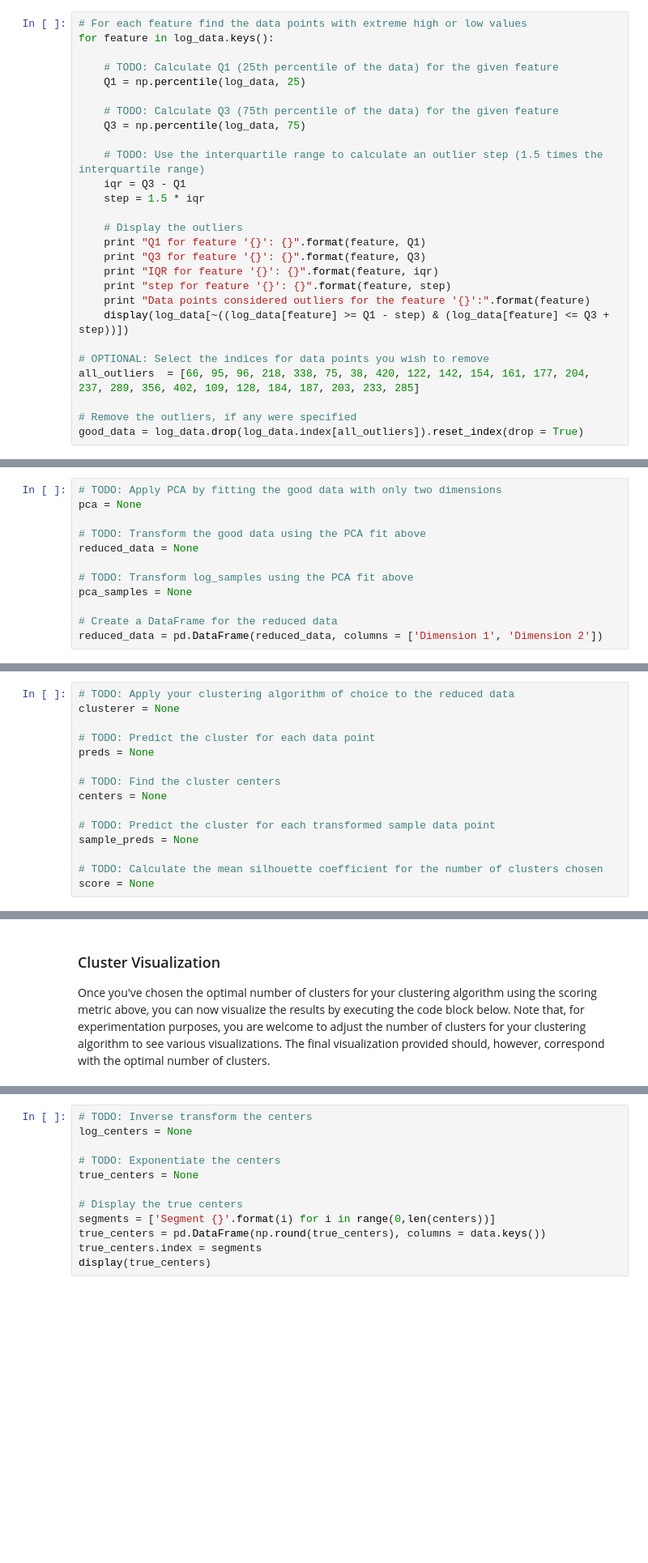
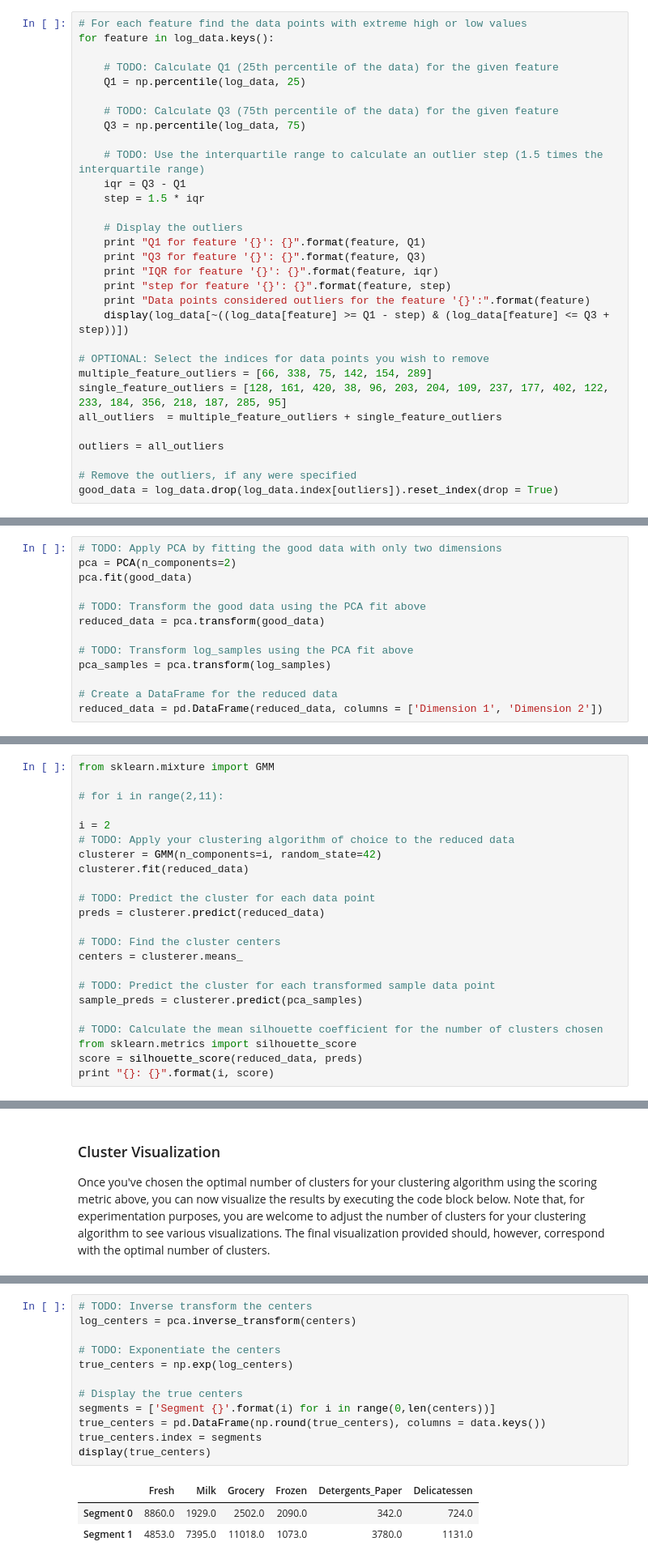
Before and after one commit to treybean/udacity-machine-learning-nanodegree, a Jupyter notebook: customer_segments/customer_segments.ipynb, the cells around one changed output, grey strips where cells are left out. Shown at 81% size. Saved outputs shown, nothing was run; the diff lists cells and outputs as text; blank space fills up the shorter version.

Commit message:
Finished initial writeup of the customer_segments project

```diff
--- a/customer_segments/customer_segments.ipynb
+++ b/customer_segments/customer_segments.ipynb
@@ -204,10 +204,14 @@ for feature in log_data.keys():
     display(log_data[~((log_data[feature] >= Q1 - step) & (log_data[feature] <= Q3 + step))])
 
 # OPTIONAL: Select the indices for data points you wish to remove
-all_outliers  = [66, 95, 96, 218, 338, 75, 38, 420, 122, 142, 154, 161, 177, 204, 237, 289, 356, 402, 109, 128, 184, 187, 203, 233, 285]
+multiple_feature_outliers = [66, 338, 75, 142, 154, 289]
+single_feature_outliers = [128, 161, 420, 38, 96, 203, 204, 109, 237, 177, 402, 122, 233, 184, 356, 218, 187, 285, 95]
+all_outliers  = multiple_feature_outliers + single_feature_outliers
+
+outliers = all_outliers
 
 # Remove the outliers, if any were specified
-good_data = log_data.drop(log_data.index[all_outliers]).reset_index(drop = True)
+good_data = log_data.drop(log_data.index[outliers]).reset_index(drop = True)
 # %% [output]
 Q1 for feature 'Fresh': 6.72743172485
 Q3 for feature 'Fresh': 8.82077183947
@@ -334,13 +349,14 @@ In the code block below, you will need to implement the following:
  - Apply a PCA transformation of `log_samples` using `pca.transform`, and assign the results to `pca_samples`.
 # %%
 # TODO: Apply PCA by fitting the good data with only two dimensions
-pca = None
+pca = PCA(n_components=2)
+pca.fit(good_data)
 
 # TODO: Transform the good data using the PCA fit above
-reduced_data = None
+reduced_data = pca.transform(good_data)
 
 # TODO: Transform log_samples using the PCA fit above
-pca_samples = None
+pca_samples = pca.transform(log_samples)
 
 # Create a DataFrame for the reduced data
 reduced_data = pd.DataFrame(reduced_data, columns = ['Dimension 1', 'Dimension 2'])
@@ -385,17 +413,25 @@ In the code block below, you will need to implement the following:
  - Import `sklearn.metrics.silhouette_score` and calculate the silhouette score of `reduced_data` against `preds`.
    - Assign the silhouette score to `score` and print the result.
 # %%
+from sklearn.mixture import GMM
+
+# for i in range(2,11):
+
+i = 2
 # TODO: Apply your clustering algorithm of choice to the reduced data
-clusterer = None
+clusterer = GMM(n_components=i, random_state=42)
+clusterer.fit(reduced_data)
 
 # TODO: Predict the cluster for each data point
-preds = None
+preds = clusterer.predict(reduced_data)
 
 # TODO: Find the cluster centers
-centers = None
+centers = clusterer.means_
 
 # TODO: Predict the cluster for each transformed sample data point
-sample_preds = None
+sample_preds = clusterer.predict(pca_samples)
 
 # TODO: Calculate the mean silhouette coefficient for the number of clusters chosen
-score = None
+from sklearn.metrics import silhouette_score
+score = silhouette_score(reduced_data, preds)
+print "{}: {}".format(i, score)
@@ -419,16 +473,20 @@ In the code block below, you will need to implement the following:
  - Apply the inverse function of `np.log` to `log_centers` using `np.exp` and assign the true centers to `true_centers`.
 # %%
 # TODO: Inverse transform the centers
-log_centers = None
+log_centers = pca.inverse_transform(centers)
 
 # TODO: Exponentiate the centers
-true_centers = None
+true_centers = np.exp(log_centers)
 
 # Display the true centers
 segments = ['Segment {}'.format(i) for i in range(0,len(centers))]
 true_centers = pd.DataFrame(np.round(true_centers), columns = data.keys())
 true_centers.index = segments
 display(true_centers)
+# %% [output]
+|  | Fresh | Milk | Grocery | Frozen | Detergents_Paper | Delicatessen |
+| Segment 0 | 8860.0 | 1929.0 | 2502.0 | 2090.0 | 342.0 | 724.0 |
+| Segment 1 | 4853.0 | 7395.0 | 11018.0 | 1073.0 | 3780.0 | 1131.0 |
 # %% [markdown]
 ### Question 8
 Consider the total purchase cost of each product category for the representative data points above, and reference the statistical description of the dataset at the beginning of this project. *What set of establishments could each of the customer segments represent?*
```
Also changed, not shown: parts of 25 cells of this notebook, 1 other file.
